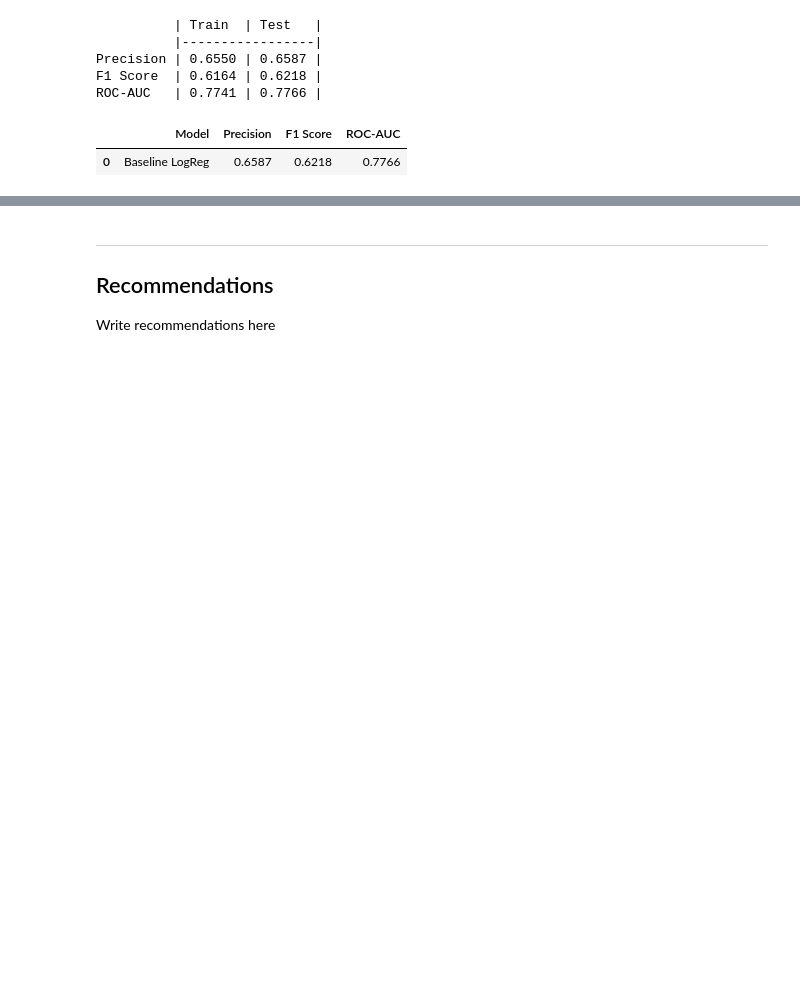
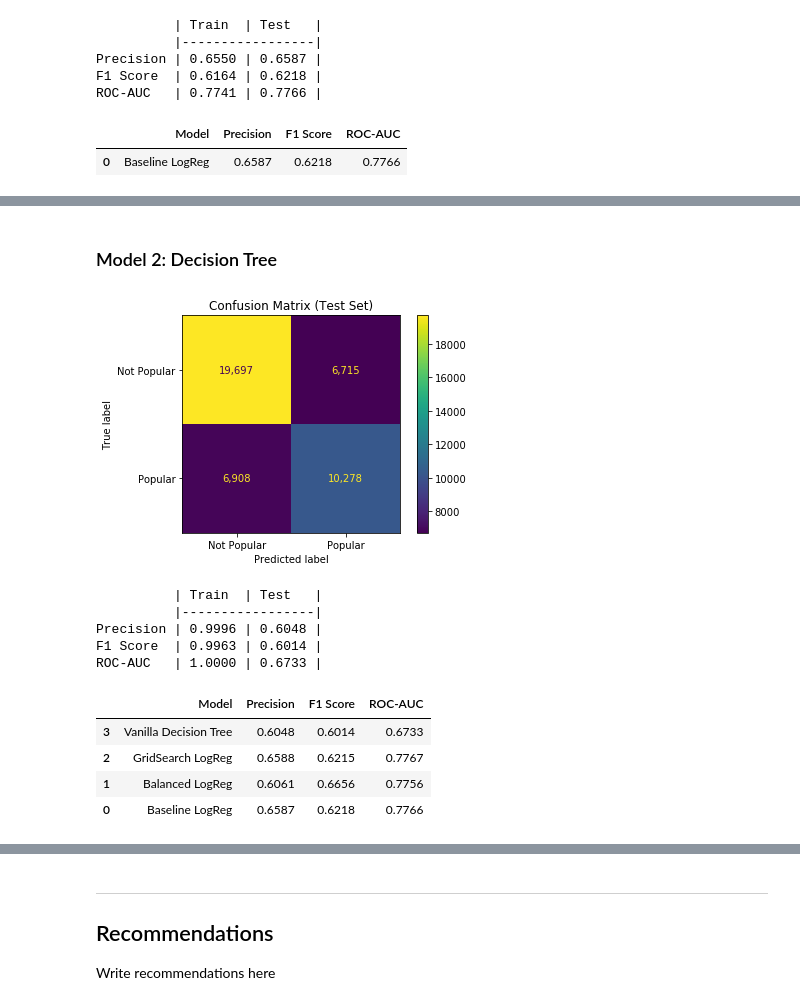
Before and after one commit to shawnjohnsamuel/spotify-popularity-prediction, a Jupyter notebook: project-notebook.ipynb, the cells around one changed output, grey strips where cells are left out. Saved outputs shown, nothing was run; the diff lists cells and outputs as text; code cells hidden in the pictures; blank space fills up the shorter version.

```diff
--- a/project-notebook.ipynb
+++ b/project-notebook.ipynb
@@ -278,0 +390,19 @@ The scores were [0.59879072 0.6028605  0.59467027 0.59939228 0.5913094 ]:.4f
+# %% [markdown]
+### Model 2: Decision Tree
+# %%
+#vanilla tree
+dt = DecisionTreeClassifier(random_state=SEED)
+dt.fit(X_train, y_train)
+sjs.evaluate('Vanilla Decision Tree', dt, X_train, X_test, y_train, y_test, use_decision_function='no')
+# %% [output]
+[figure, added]
+          | Train  | Test   |
+          |-----------------|
+Precision | 0.9996 | 0.6048 |
+F1 Score  | 0.9963 | 0.6014 |
+ROC-AUC   | 1.0000 | 0.6733 |
+|  | Model | Precision | F1 Score | ROC-AUC |
+| 3 | Vanilla Decision Tree | 0.6048 | 0.6014 | 0.6733 |
+| 2 | GridSearch LogReg | 0.6588 | 0.6215 | 0.7767 |
+| 1 | Balanced LogReg | 0.6061 | 0.6656 | 0.7756 |
+| 0 | Baseline LogReg | 0.6587 | 0.6218 | 0.7766 |
```
Also changed, not shown: parts of 41 cells of this notebook.
